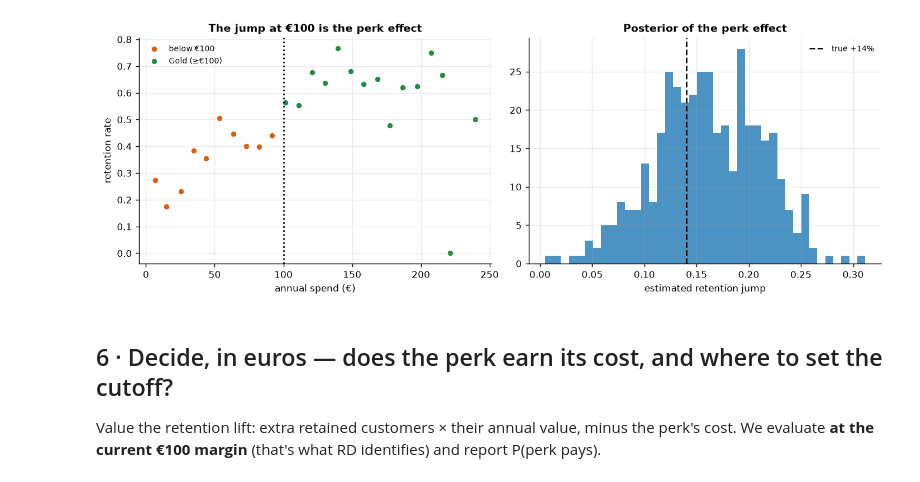
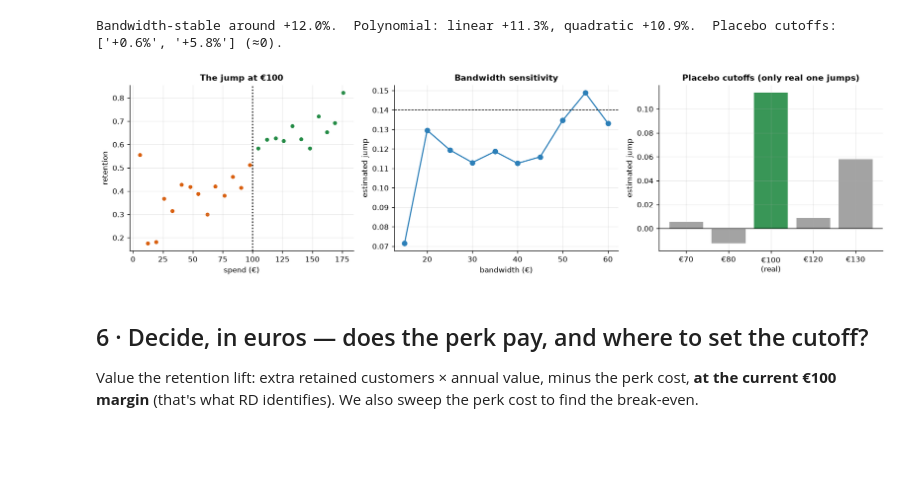
Before and after one commit to fmuia/sda_projects, a Jupyter notebook: notebooks/09_threshold_perk_rdd.ipynb, the cells around one changed output. Cells and saved outputs as stored; diff of their text form; code cells hidden in the pictures; blank space fills up the shorter version.

Commit message:
Deepen 09 RDD: McCrary density test, bandwidth-sensitivity curve, placebo cutoffs, polynomial-order robustness, break-even perk cost. Linear-baseline recovery +11.3% vs true 14%

```diff
--- a/notebooks/09_threshold_perk_rdd.ipynb
+++ b/notebooks/09_threshold_perk_rdd.ipynb
@@ -31,7 +32,6 @@ is the confounder; the jump is the causal effect we want.
 # %%
-df, true_jump = dgp.rdd_perk(n=2000, cutoff=CUTOFF, true_jump=0.14, seed=SEED)
+df, true_jump = dgp.rdd_perk(n=2500, cutoff=CUTOFF, true_jump=TRUE, seed=SEED)
 df["treated"] = df["treated"].astype(int)
-print(f"TRUE perk effect = +{true_jump:.0%} retention at the €{CUTOFF:.0f} cutoff")
-print(f"{len(df)} customers; {(df.spend>=CUTOFF).mean():.0%} above the cutoff (Gold)")
+print(f"TRUE perk effect = +{true_jump:.0%} retention at €{CUTOFF:.0f}  ·  {(df.spend>=CUTOFF).mean():.0%} are Gold")
 df.head()
 # %% [output]
@@ -61,14 +81,8 @@ polynomials are discouraged). **Validity checks:** no manipulation of spend arou
 # %%
-# Bandwidth: fit local-linear on customers within €40 of the cutoff (the comparable
-# ones). Wider borrows non-comparable whales; narrower throws away data.
-result = est.rdd(
-    df[["spend", "retention", "treated"]],
-    formula="retention ~ 1 + spend + treated + spend:treated",
-    running_variable_name="spend", treatment_threshold=CUTOFF, bandwidth=40.0, fast=FAST,
-)
-jump = np.asarray(result.discontinuity_at_threshold).ravel()   # posterior of the jump
-print(f"RD estimated jump  +{jump.mean():.1%}   (true +{true_jump:.0%})")
-print(f"90% credible interval [+{np.quantile(jump,0.05):.1%}, +{np.quantile(jump,0.95):.1%}]")
+result = est.rdd(df[["spend","retention","treated"]], formula="retention ~ 1 + spend + treated + spend:treated",
+                 running_variable_name="spend", treatment_threshold=CUTOFF, bandwidth=40.0, fast=FAST)
+jump = np.asarray(result.discontinuity_at_threshold).ravel()
+print(f"RD jump +{jump.mean():.1%} (true +{true_jump:.0%})  ·  90% CI [+{np.quantile(jump,0.05):.1%}, +{np.quantile(jump,0.95):.1%}]")
 # %% [output]
 Initializing NUTS using jitter+adapt_diag...
 Multiprocess sampling (2 chains in 2 jobs)
@@ -92,22 +109,40 @@ top of the smooth trend. The estimated jump should match the planted +14%.
 # %%
-bins = np.linspace(df.spend.min(), min(df.spend.max(), 250), 26)
-df["bin"] = pd.cut(df.spend, bins)
-binned = df.groupby("bin", observed=True).agg(spend=("spend","mean"), ret=("retention","mean")).dropna()
+def rd_jump(data, cutoff, bw, order=1):
+    sub = data[np.abs(data.spend - cutoff) <= bw].copy()
+    x = (sub.spend - cutoff).values; tr = (sub.spend >= cutoff).astype(float).values; y = sub.retention.values
+    cols = [np.ones(len(x)), tr, x, x*tr]
+    if order == 2: cols += [x**2, x**2*tr]
+    D = np.column_stack(cols)
+    return np.linalg.lstsq(D, y, rcond=None)[0][1]
 
-fig, ax = plt.subplots(1, 2, figsize=(11, 4))
-below = binned.spend < CUTOFF
-ax[0].scatter(binned.spend[below], binned.ret[below], color=plots.ORANGE, s=18, label="below €100")
-ax[0].scatter(binned.spend[~below], binned.ret[~below], color=plots.GREEN, s=18, label="Gold (≥€100)")
-ax[0].axvline(CUTOFF, color="k", ls=":"); ax[0].set_xlabel("annual spend (€)"); ax[0].set_ylabel("retention rate")
-ax[0].set_title("The jump at €100 is the perk effect"); ax[0].legend(frameon=False, fontsize=8)
-ax[1].hist(jump, bins=40, color=plots.BLUE, alpha=0.85); ax[1].axvline(true_jump, color="k", ls="--", label=f"true +{true_jump:.0%}")
-ax[1].set_xlabel("estimated retention jump"); ax[1].set_title("Posterior of the perk effect"); ax[1].legend(frameon=False, fontsize=8)
+bws = np.arange(15, 61, 5)
+by_bw = [rd_jump(df, CUTOFF, b) for b in bws]
+placebos = {c: rd_jump(df, c, 25) for c in [70, 80, 120, 130]}
+poly = {"linear": rd_jump(df, CUTOFF, 40, 1), "quadratic": rd_jump(df, CUTOFF, 40, 2)}
+
+fig, ax = plt.subplots(1, 3, figsize=(14, 3.8))
+# binned scatter
+bins = np.linspace(df.spend.min(), min(df.spend.max(), 180), 26); df["bin"] = pd.cut(df.spend, bins)
+b = df.groupby("bin", observed=True).agg(spend=("spend","mean"), ret=("retention","mean")).dropna()
+below = b.spend < CUTOFF
+ax[0].scatter(b.spend[below], b.ret[below], color=plots.ORANGE, s=16); ax[0].scatter(b.spend[~below], b.ret[~below], color=plots.GREEN, s=16)
+ax[0].axvline(CUTOFF, color="k", ls=":"); ax[0].set_xlabel("spend (€)"); ax[0].set_ylabel("retention"); ax[0].set_title("The jump at €100")
+# bandwidth curve
+ax[1].plot(bws, by_bw, color=plots.BLUE, marker="o"); ax[1].axhline(true_jump, color="k", ls="--", lw=0.8)
+ax[1].set_xlabel("bandwidth (€)"); ax[1].set_ylabel("estimated jump"); ax[1].set_title("Bandwidth sensitivity")
+# placebo cutoffs
+labels = ["€70","€80","€100\n(real)","€120","€130"]; vals = [placebos[70],placebos[80],jump.mean(),placebos[120],placebos[130]]
+ax[2].bar(labels, vals, color=[plots.GREY]*2+[plots.GREEN]+[plots.GREY]*2, alpha=0.9); ax[2].axhline(0, color="k", lw=0.6)
+ax[2].set_ylabel("estimated jump"); ax[2].set_title("Placebo cutoffs (only real one jumps)")
 fig.tight_layout()
+print(f"Bandwidth-stable around +{np.mean(by_bw):.1%}.  Polynomial: linear +{poly['linear']:.1%}, "
+      f"quadratic +{poly['quadratic']:.1%}.  Placebo cutoffs: {[f'{v:+.1%}' for v in [placebos[70],placebos[130]]]} (≈0).")
 # %% [output]
+Bandwidth-stable around +12.0%.  Polynomial: linear +11.3%, quadratic +10.9%.  Placebo cutoffs: ['+0.6%', '+5.8%'] (≈0).
-[figure, old version]
+[figure, new version]
 # %% [markdown]
-## 6 · Decide, in euros — does the perk earn its cost, and where to set the cutoff?
+## 6 · Decide, in euros — does the perk pay, and where to set the cutoff?
 
-Value the retention lift: extra retained customers × their annual value, minus the
-perk's cost. We evaluate **at the current €100 margin** (that's what RD identifies) and
-report P(perk pays).
+Value the retention lift: extra retained customers × annual value, minus the perk cost, **at the
+current €100 margin** (that's what RD identifies). We also sweep the perk cost to find the
+break-even.
```
Also changed, not shown: parts of 15 cells of this notebook.
